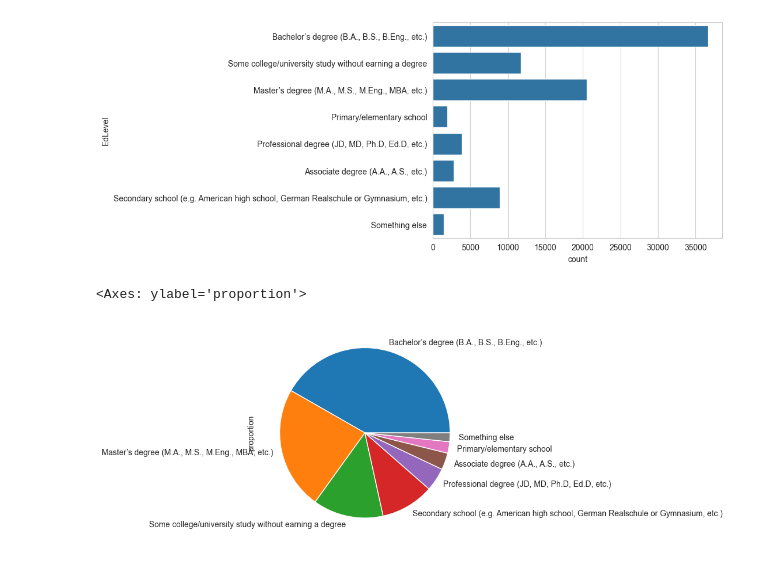
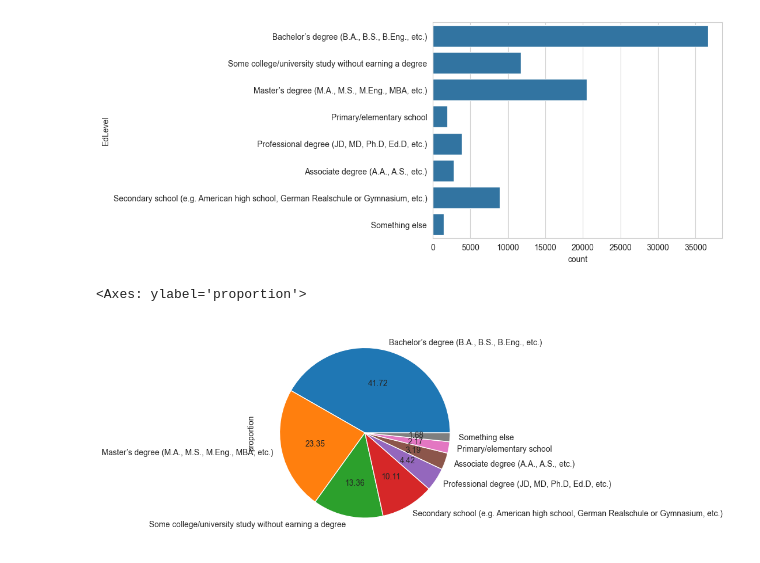
Before and after one commit to dipenparmar12/ml, a Jupyter notebook: day-20-eda-univariate-analysis-stockoverflow.ipynb, the cells around one changed output. Drawn from its saved outputs; the diff is of its cells as text; code cells hidden in the pictures.

Commit message:
day-21: visualizations data-plots on stock-overflow survey results

```diff
--- a/day-20-eda-univariate-analysis-stockoverflow.ipynb
+++ b/day-20-eda-univariate-analysis-stockoverflow.ipynb
@@ -75 +129,17 @@ Length: 83, dtype: int64
+# %%
+# Yes=1 and No=0
+results.replace({'Yes': 1, 'No': 0}, inplace=True)
+
+# Rename vals
+results['Industry'] = results['Industry'].str.replace(
+    'Information Services, IT, Software Development, or other Technology', 'IT')
+# results['Industry']
+
+# cast to Int, None=-1,
+results['YearsCode'] = results['YearsCode'].replace({None: -1, 'Less than 1 year': 1, 'More than 50 years': 50})
+results['YearsCode'] = results['YearsCode'].astype(int)
+# results['YearsCode'].unique()
+
+results['SOAccount'] = results['SOAccount'].replace({'Not sure/can\'t remember': -1})
+# results['SOAccount'].unique()
 # %%
@@ -118,7 +188,7 @@ Name: proportion, dtype: float64
 <Axes: xlabel='count', ylabel='EdLevel'>
 [figure]
 # %%
-edLevel.plot(kind='pie')
+edLevel.plot(kind='pie', autopct='%.2f')
 # %% [output]
 <Axes: ylabel='proportion'>
-[figure, old version]
+[figure, new version]
```
Also changed, not shown: parts of 12 cells of this notebook, 2 other files.
